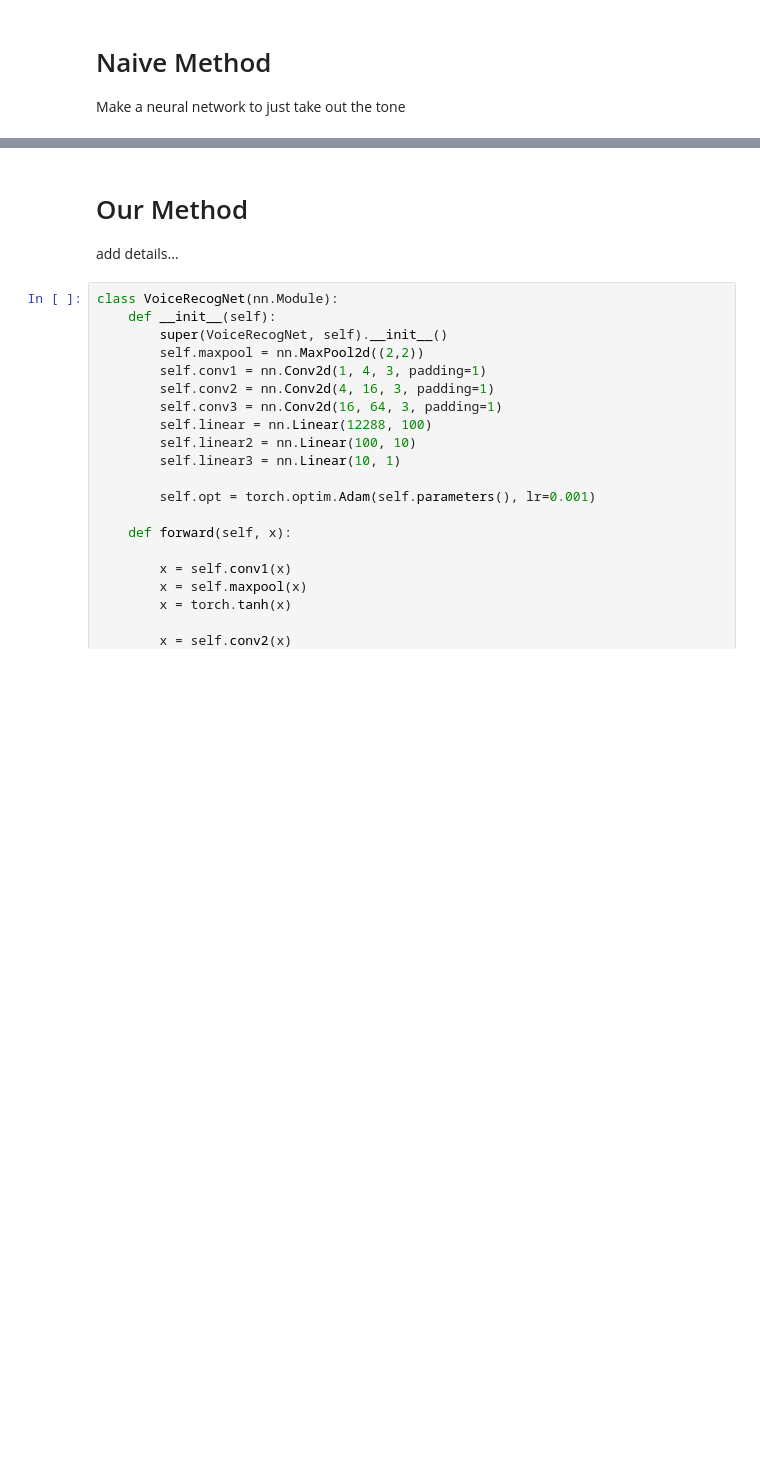
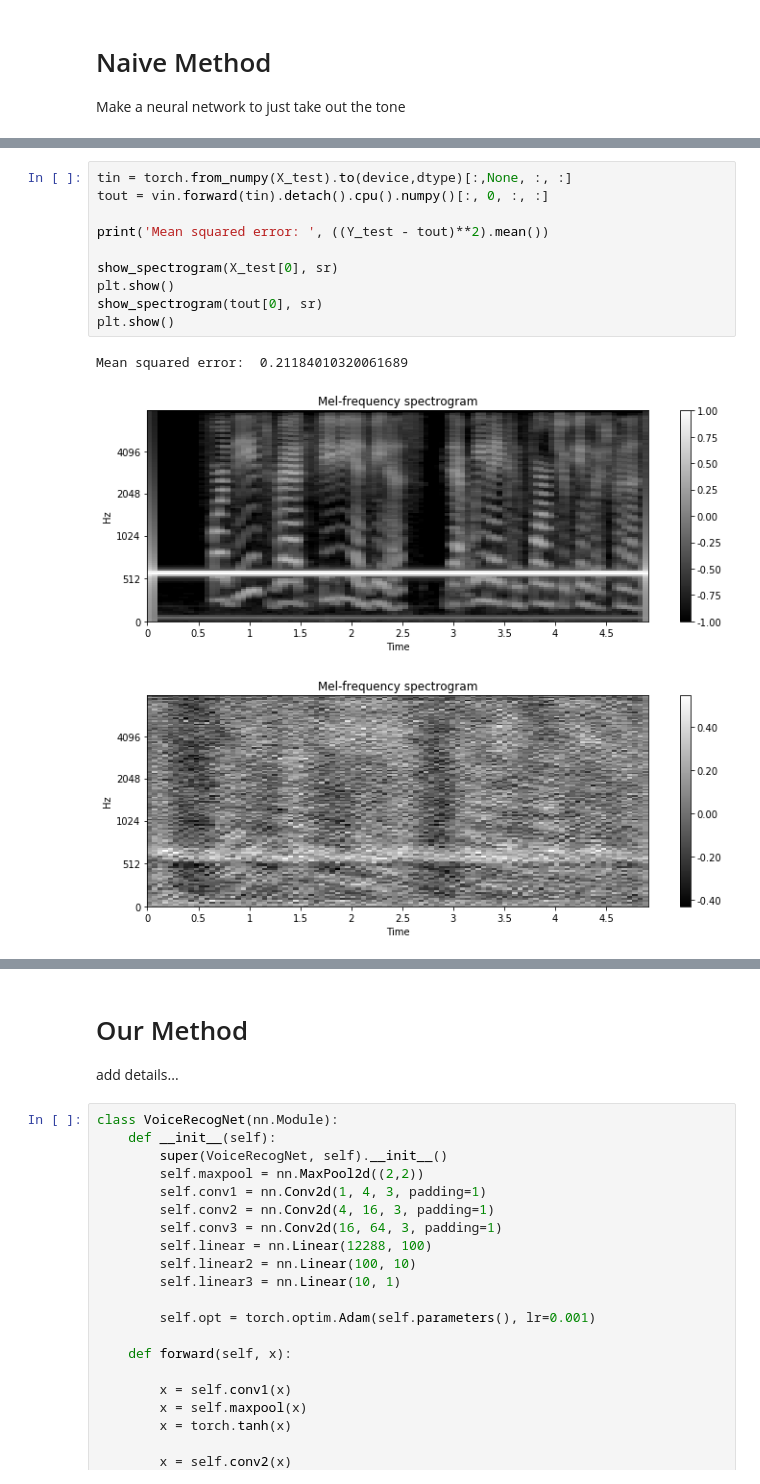
Before and after one commit to akarshkumar0101/DSProject, a Jupyter notebook: tone_separation.ipynb, the cells around one changed output, grey strips where cells are left out. Saved outputs shown, nothing was run; the diff lists cells and outputs as text; blank space fills up the shorter version.

```diff
--- a/tone_separation.ipynb
+++ b/tone_separation.ipynb
@@ -49,0 +146,14 @@ Make a neural network to just take out the tone
+# %%
+tin = torch.from_numpy(X_test).to(device,dtype)[:,None, :, :]
+tout = vin.forward(tin).detach().cpu().numpy()[:, 0, :, :]
+
+print('Mean squared error: ', ((Y_test - tout)**2).mean())
+
+show_spectrogram(X_test[0], sr)
+plt.show()
+show_spectrogram(tout[0], sr)
+plt.show()
+# %% [output]
+Mean squared error:  0.21184010320061689
+[figure, added]
+[figure, added]
```
Also changed, not shown: parts of 11 cells of this notebook.
